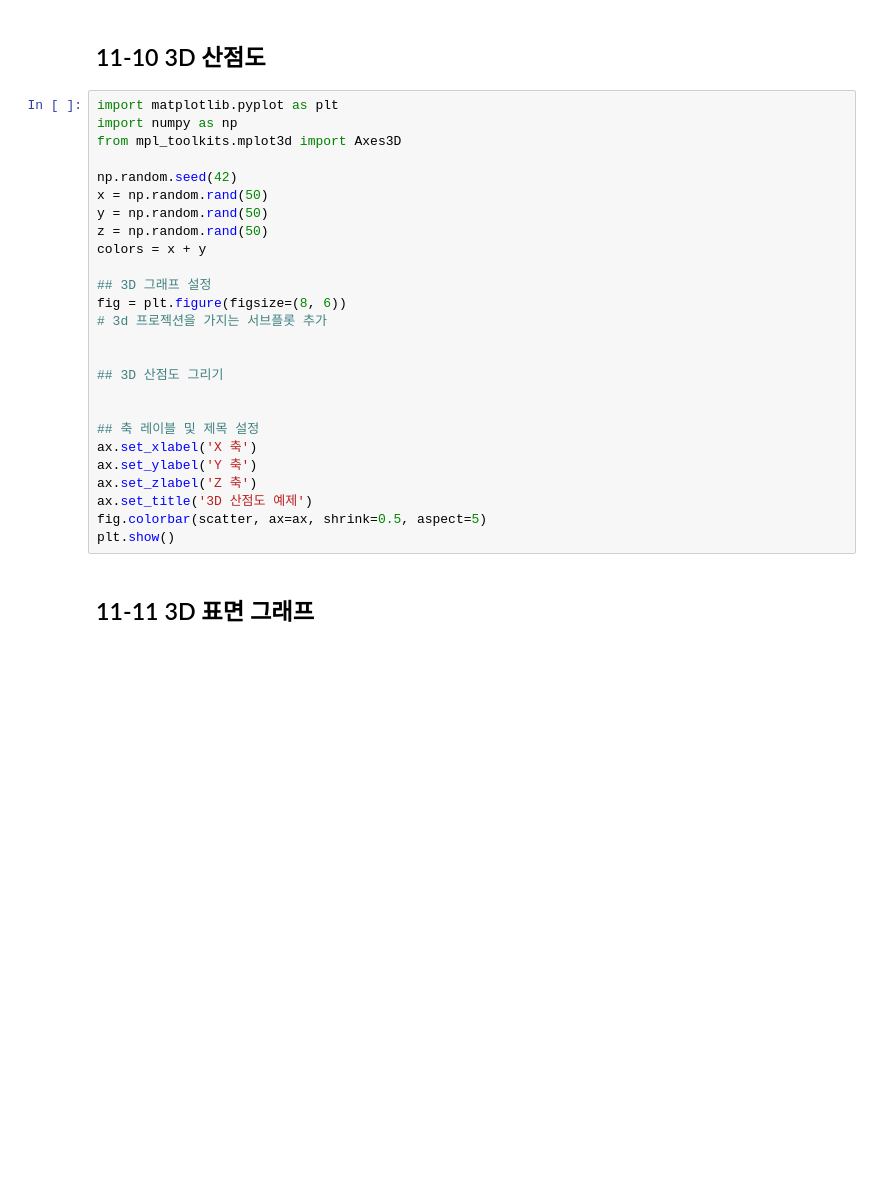
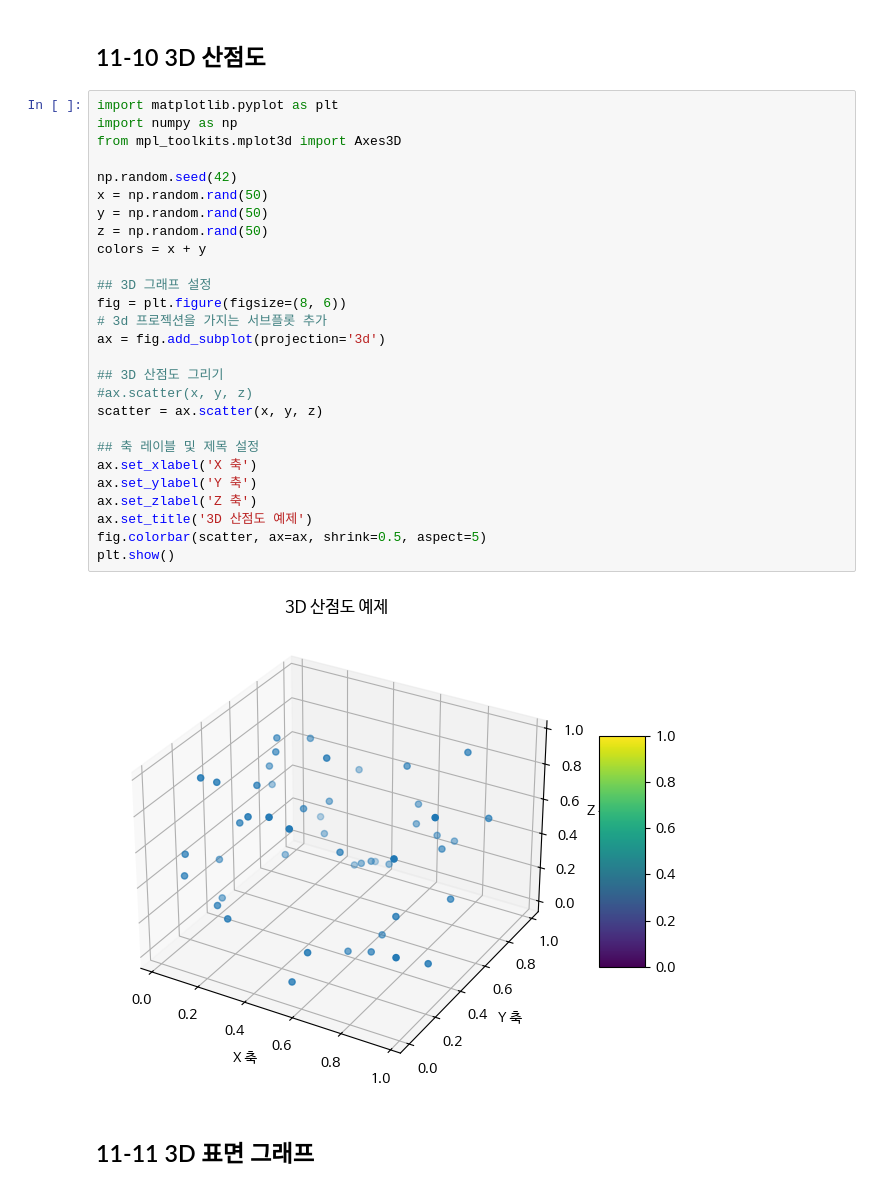
Before and after one commit to shyoonCS/Data-Analysis-with-Open-Source, a Jupyter notebook: 오픈소스_데이터_분석_11강.ipynb, the cells around one changed output. Drawn from its saved outputs; the diff is of its cells as text; blank space fills up the shorter version.

```diff
--- a/오픈소스_데이터_분석_11강.ipynb
+++ b/오픈소스_데이터_분석_11강.ipynb
@@ -271,29 +271,32 @@ plt.show()
 # %%
 import matplotlib.pyplot as plt
 import numpy as np
 from mpl_toolkits.mplot3d import Axes3D
 
 np.random.seed(42)
 x = np.random.rand(50)
 y = np.random.rand(50)
 z = np.random.rand(50)
 colors = x + y
 
 ## 3D 그래프 설정
 fig = plt.figure(figsize=(8, 6))
 # 3d 프로젝션을 가지는 서브플롯 추가
-
+ax = fig.add_subplot(projection='3d')
 
 ## 3D 산점도 그리기
-
+#ax.scatter(x, y, z)
+scatter = ax.scatter(x, y, z)
 
 ## 축 레이블 및 제목 설정
 ax.set_xlabel('X 축')
 ax.set_ylabel('Y 축')
 ax.set_zlabel('Z 축')
 ax.set_title('3D 산점도 예제')
 fig.colorbar(scatter, ax=ax, shrink=0.5, aspect=5)
 plt.show()
+# %% [output]
+[figure, added]
 # %% [markdown]
 ## 11-11 3D 표면 그래프
 # %%
```
Also changed, not shown: parts of 9 cells of this notebook.
